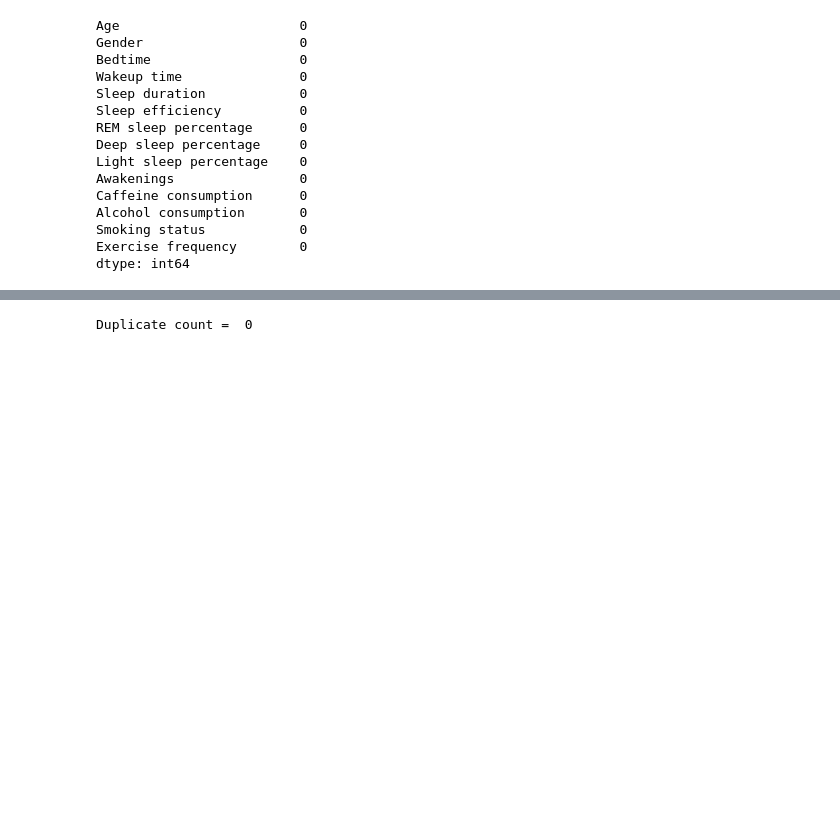
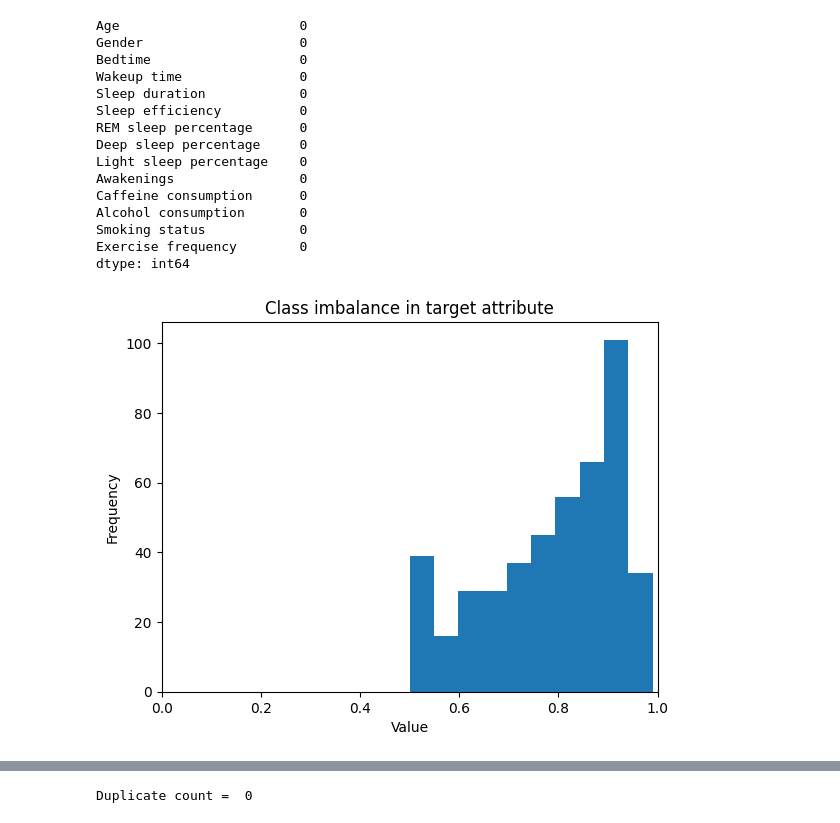
Before and after one commit to shashankvankadari/Predicting-sleep-efficiency, a Jupyter notebook: DSCI441_FinalProject.ipynb, the cells around one changed output, grey strips where cells are left out. Drawn from its saved outputs; the diff is of its cells as text; code cells hidden in the pictures; blank space fills up the shorter version.

```diff
--- a/DSCI441_FinalProject.ipynb
+++ b/DSCI441_FinalProject.ipynb
@@ -86,6 +109,22 @@ Alcohol consumption       0
 Smoking status            0
 Exercise frequency        0
 dtype: int64
+# %%
+df1 = df.copy()
+# %%
+# Checking the data distribution of target variable
+
+plt.hist(df1['Sleep efficiency'])
+
+plt.xlabel('Value')
+plt.xlim([0, 1])
+plt.ylabel('Frequency')
+plt.title('Class imbalance in target attribute')
+
+# display the chart
+plt.show()
+# %% [output]
+[figure, added]
 # %%
 #Check the data frame statistics
 df.describe()
```
Also changed, not shown: parts of 7 cells of this notebook.
